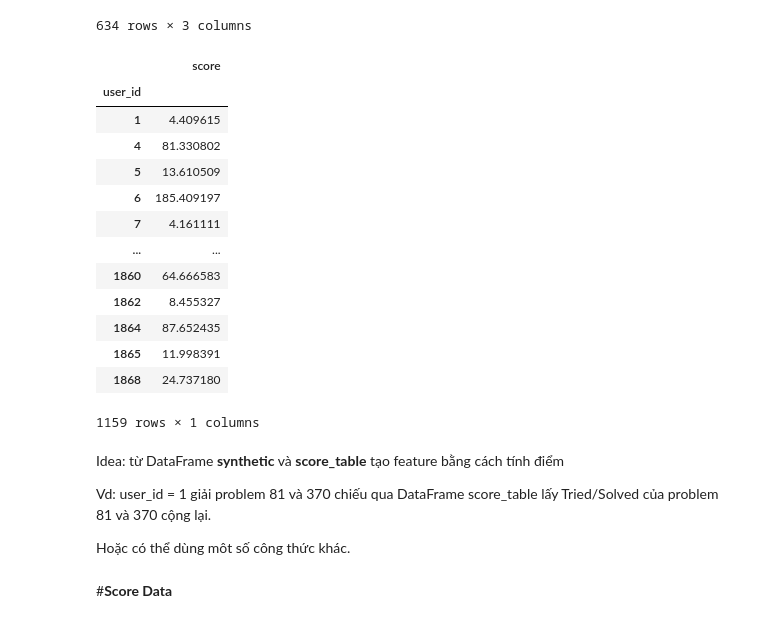
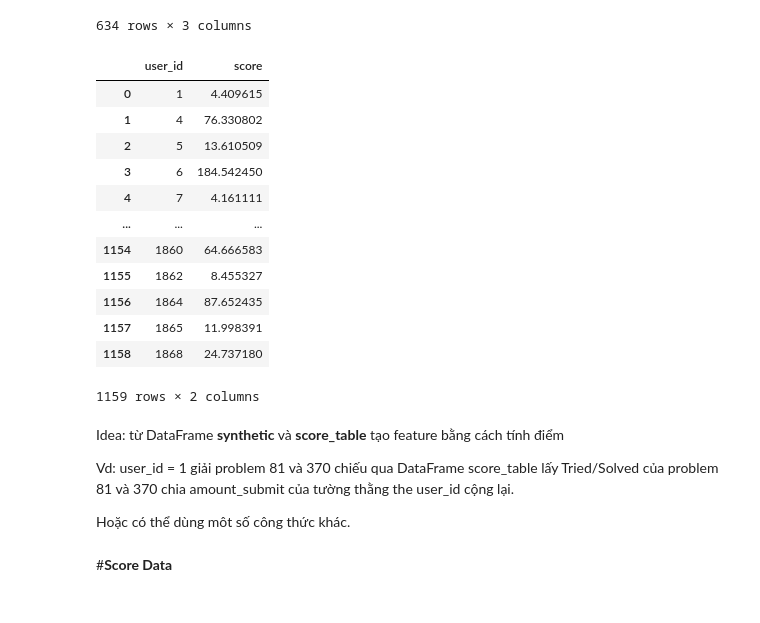
Before and after one commit to phutaekwondo/CS114.L21, a Jupyter notebook: duDoanDiemCuoiKy_homeWork/Bai_colab_so3.ipynb, the cells around one changed output. Drawn from its saved outputs; the diff is of its cells as text; code cells hidden in the pictures.

```diff
--- a/duDoanDiemCuoiKy_homeWork/Bai_colab_so3.ipynb
+++ b/duDoanDiemCuoiKy_homeWork/Bai_colab_so3.ipynb
@@ -237,32 +229,33 @@ score_table
 # %%
 def newFeature(x):
   return score_table['Tried/Solved'][x]
-extract = {'user_id': user_feature['user_id'], 'problem_id': user_feature['problem_id'], 'amount_submit': user_feature['amount_submit']}
+extract = {'user_id': user_feature['user_id'], 'problem_id': user_feature['problem_id'],
+           'amount_submit': user_feature['amount_submit'], 'is_final': user_feature['is_final']}
 extract = pd.DataFrame(extract)
-extract['score'] = extract['problem_id'].apply(newFeature)
+extract['score'] = extract['problem_id'].apply(newFeature) * extract['is_final']
 extract['score'] = extract['score']/extract['amount_submit']
-del extract['amount_submit'], extract['problem_id']
+del extract['amount_submit'], extract['problem_id'], extract['is_final']
 extract = extract.groupby('user_id').agg('sum')
+extract = extract.reset_index()
 extract
 # %% [output]
-|  | score |
-| user_id |  |
-| 1 | 4.409615 |
-| 4 | 81.330802 |
-| 5 | 13.610509 |
-| 6 | 185.409197 |
-| 7 | 4.161111 |
-| ... | ... |
-| 1860 | 64.666583 |
-| 1862 | 8.455327 |
-| 1864 | 87.652435 |
-| 1865 | 11.998391 |
-| 1868 | 24.737180 |
+|  | user_id | score |
+| 0 | 1 | 4.409615 |
+| 1 | 4 | 76.330802 |
+| 2 | 5 | 13.610509 |
+| 3 | 6 | 184.542450 |
+| 4 | 7 | 4.161111 |
+| ... | ... | ... |
+| 1154 | 1860 | 64.666583 |
+| 1155 | 1862 | 8.455327 |
+| 1156 | 1864 | 87.652435 |
+| 1157 | 1865 | 11.998391 |
+| 1158 | 1868 | 24.737180 |
-1159 rows × 1 columns
+1159 rows × 2 columns
 # %% [markdown]
 Idea: từ DataFrame **synthetic** và **score_table** tạo feature bằng cách tính điểm
 
-Vd: user_id = 1 giải problem 81 và 370 chiếu qua DataFrame score_table lấy Tried/Solved của problem 81 và 370 cộng lại.
+Vd: user_id = 1 giải problem 81 và 370 chiếu qua DataFrame score_table lấy Tried/Solved của problem 81 và 370 chia amount_submit của tường thằng the user_id cộng lại.
 
 Hoặc có thể dùng môt số công thức khác.
 # %% [markdown]
```
Also changed, not shown: parts of 6 cells of this notebook.
